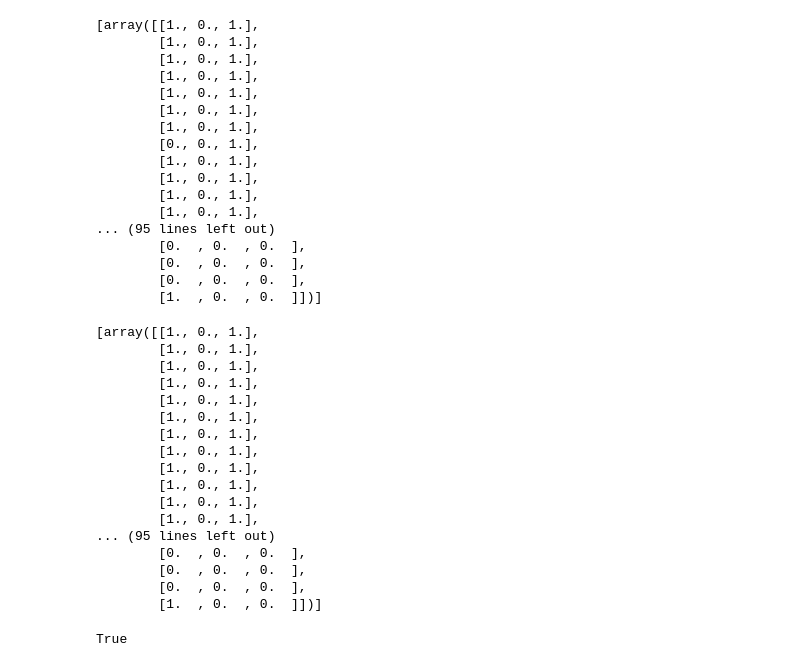
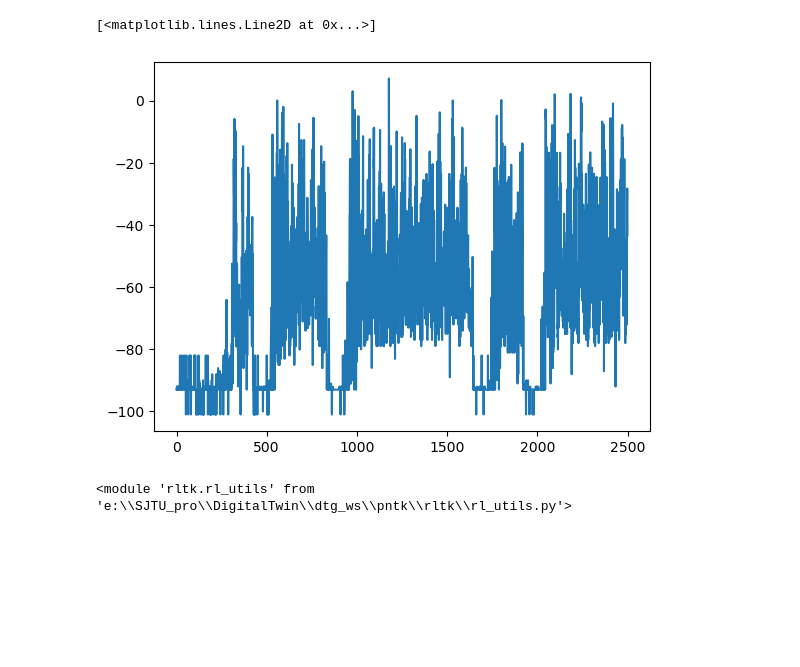
Before and after one commit to JunCay/DynamicPetriNetToolKit, a Jupyter notebook: rl_trainer.ipynb, the cells around one changed output. Cells and saved outputs as stored; diff of their text form; code cells hidden in the pictures; blank space fills up the shorter version.

```diff
--- a/rl_trainer.ipynb
+++ b/rl_trainer.ipynb
@@ -121,9 +121,9 @@ class P2T(nn.Module):
         return x
 # %%
 class GPNQNet(torch.nn.Module):
-    def __init__(self, lp0, lt0, adj_matrix):
+    def __init__(self, lp0, lt0, adj_matrix, device):
         super(GPNQNet, self).__init__()
-        self.adj_matrix = torch.from_numpy(adj_matrix).float()
+        self.adj_matrix = torch.from_numpy(adj_matrix).float().to(device)
 
         self.P2P_1 = N2N(lp0, 8)
         self.T2T_1 = N2N(lt0, 8)
@@ -160,8 +160,8 @@ class DQN:
         self.lp = lp
         self.lt = lt
         self.action_dim = action_dim
-        self.q_net = GPNQNet(lp, lt, adj_matrix).to(device)
-        self.target_q_net = GPNQNet(lp, lt, adj_matrix).to(device)
+        self.q_net = GPNQNet(lp, lt, adj_matrix, device).to(device)
+        self.target_q_net = GPNQNet(lp, lt, adj_matrix, device).to(device)
         self.optimizer = torch.optim.Adam(self.q_net.parameters(), lr=learning_rate)
         self.gamma = gamma
         self.epsilon = epsilon
@@ -209,7 +209,7 @@ class DQN:
 
 lr = 1e-3
 gamma = 0.98
-epsilon = 0.5
+epsilon = 0.05
 num_episode = 500
 target_update = 10
 buffer_size = 10000
@@ -239,7 +239,7 @@ cpu
 
 return_list = []
 action_list = []
-for i in range(10):
+for i in range(50):
     with tqdm(total=int(num_episode / 10), desc='Iteration %d' % i) as pbar:
         for i_episode in range(int(num_episode / 10)):
             episode_return = 0
@@ -296,44 +273,6 @@ for i in action_list:
-# %%
-efm_net.get_state()
-# %% [output]
-[array([[1., 0., 1.],
-        [1., 0., 1.],
-        [1., 0., 1.],
-        [1., 0., 1.],
-        [1., 0., 1.],
-        [1., 0., 1.],
-        [1., 0., 1.],
-        [0., 0., 1.],
-        [1., 0., 1.],
-        [1., 0., 1.],
-        [1., 0., 1.],
-        [1., 0., 1.],
-... (95 lines left out)
-        [0.  , 0.  , 0.  ],
-        [0.  , 0.  , 0.  ],
-        [0.  , 0.  , 0.  ],
-        [1.  , 0.  , 0.  ]])]
-# %%
-efm_net.reset()
-# %% [output]
-[array([[1., 0., 1.],
-        [1., 0., 1.],
-        [1., 0., 1.],
-        [1., 0., 1.],
-        [1., 0., 1.],
-        [1., 0., 1.],
-        [1., 0., 1.],
-        [1., 0., 1.],
-        [1., 0., 1.],
-        [1., 0., 1.],
-        [1., 0., 1.],
-        [1., 0., 1.],
-... (95 lines left out)
-        [0.  , 0.  , 0.  ],
-        [0.  , 0.  , 0.  ],
-        [0.  , 0.  , 0.  ],
-        [1.  , 0.  , 0.  ]])]
-# %%
-efm_net.chech_alive()
-# %% [output]
-True
+# %%
+# print(return_list)
+plt.plot(range(len(return_list)), return_list)
+# %% [output]
+[<matplotlib.lines.Line2D at 0x...>]
+[figure, added]
@@ -339,0 +287,7 @@ True
+# %%
+import importlib
+from rltk import rl_utils
+
+importlib.reload(rl_utils)
+# %% [output]
+<module 'rltk.rl_utils' from 'e:\\SJTU_pro\\DigitalTwin\\dtg_ws\\pntk\\rltk\\rl_utils.py'>
```
Also changed, not shown: parts of 7 cells of this notebook, 4 other files.
